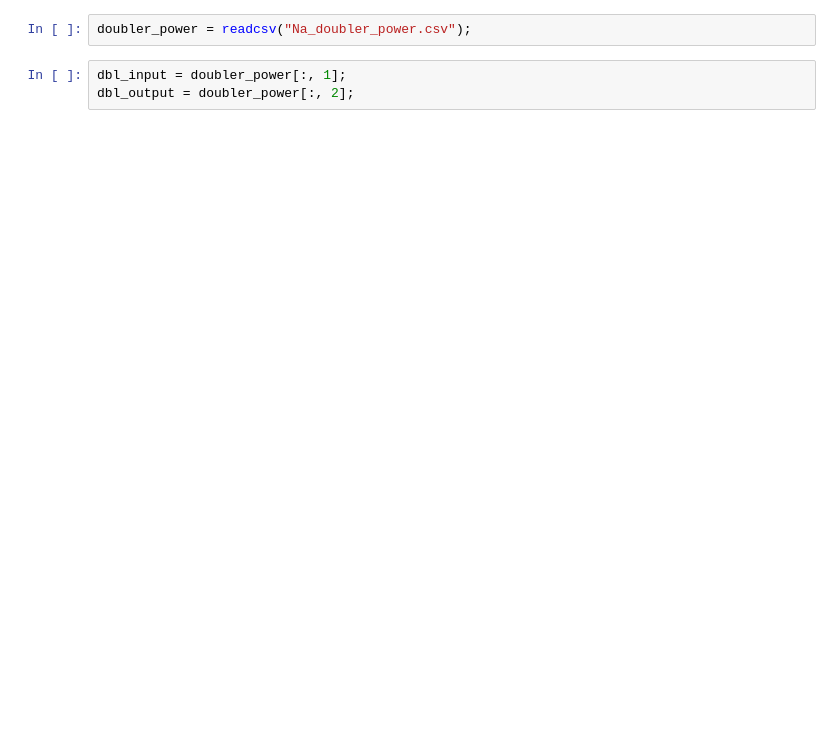
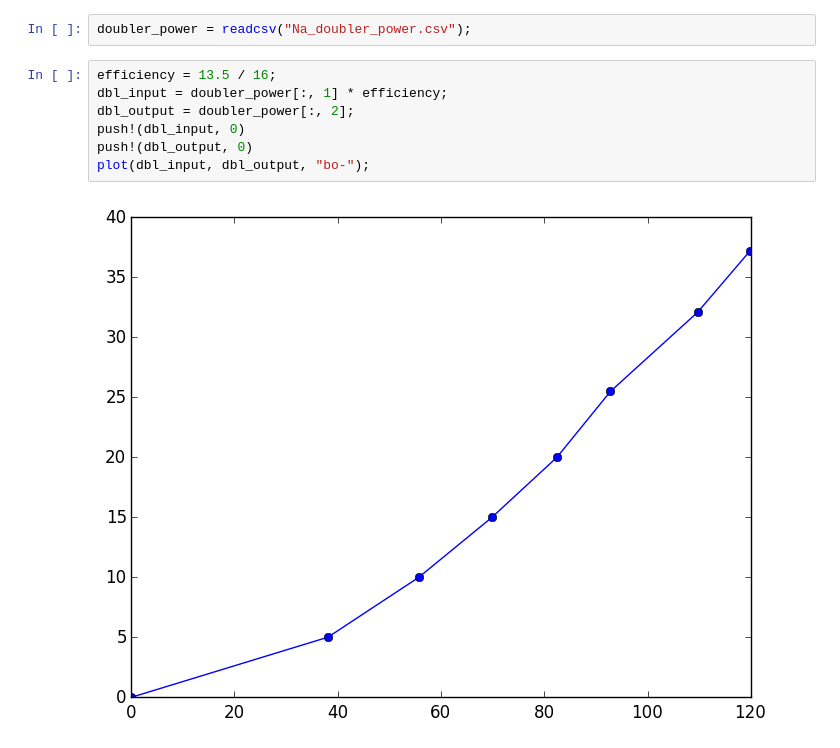
Before and after one commit to nacs-lab/yyc-data, a Jupyter notebook: presentations/2015-05-05_cua/Na_laser.ipynb, the cells around one changed output. Cells and saved outputs as stored; diff of their text form; blank space fills up the shorter version.

```diff
--- a/presentations/2015-05-05_cua/Na_laser.ipynb
+++ b/presentations/2015-05-05_cua/Na_laser.ipynb
@@ -23,5 +25,11 @@ savefig("Na_seed_power.png"; bbox_inches="tight")
 # %%
 doubler_power = readcsv("Na_doubler_power.csv");
-# %%
-dbl_input = doubler_power[:, 1];
-dbl_output = doubler_power[:, 2];
+# %%
+efficiency = 13.5 / 16;
+dbl_input = doubler_power[:, 1] * efficiency;
+dbl_output = doubler_power[:, 2];
+push!(dbl_input, 0)
+push!(dbl_output, 0)
+plot(dbl_input, dbl_output, "bo-");
+# %% [output]
+[figure, added]
```
Also changed, not shown: parts of 5 cells of this notebook, 2 other files.
